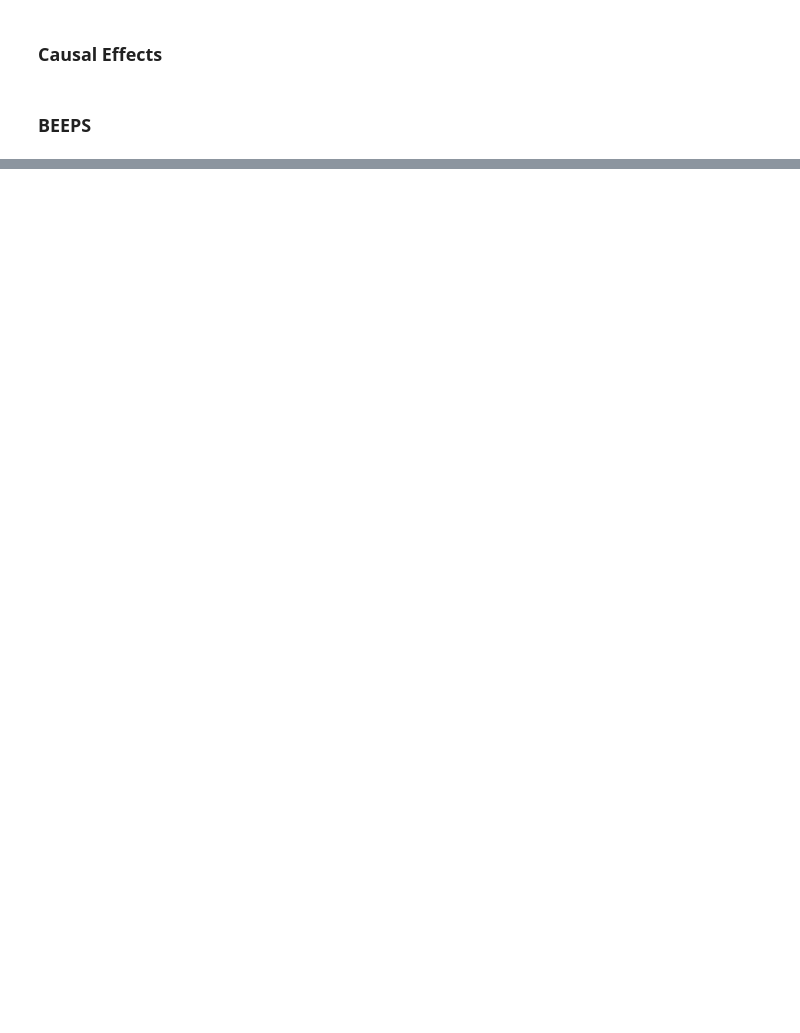
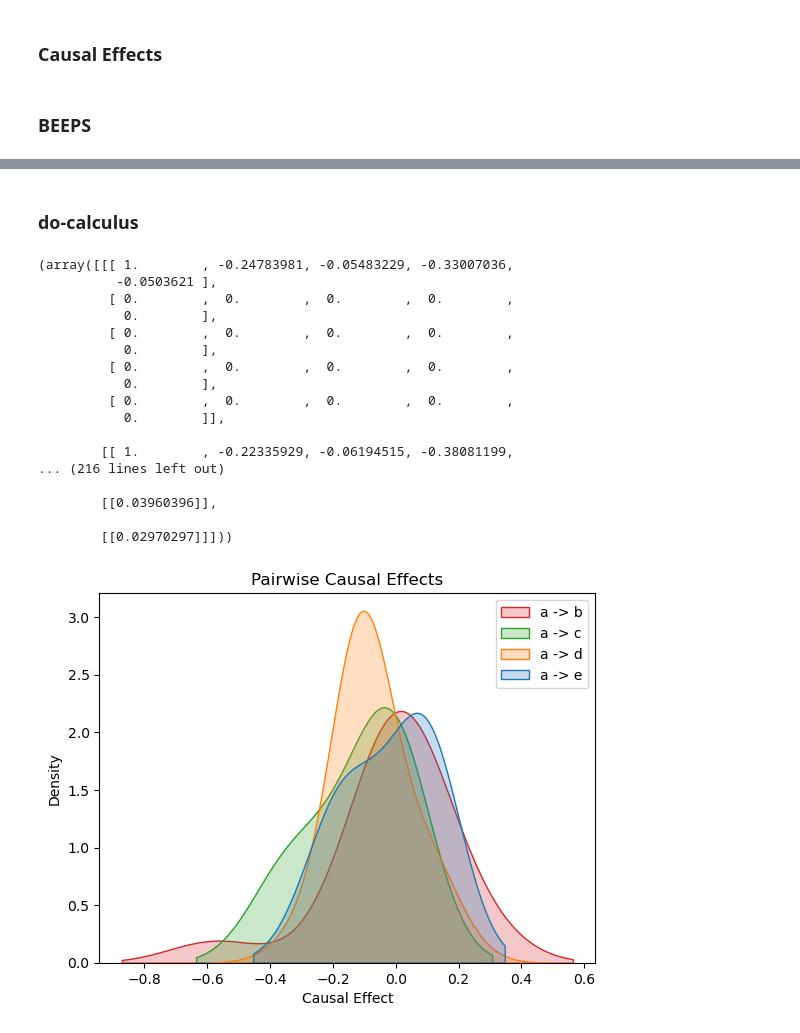
Before and after one commit to human-technology-institute/structure_learning, a Jupyter notebook: examples/causal_effects.ipynb, the cells around one changed output, grey strips where cells are left out. Drawn from its saved outputs; the diff is of its cells as text; code cells hidden in the pictures; blank space fills up the shorter version.

```diff
--- a/examples/causal_effects.ipynb
+++ b/examples/causal_effects.ipynb
@@ -54,0 +47,23 @@ beeps = ce.beeps(plot=True, edges=[('a','b'),('d','c'),('d', 'e')])
+# %% [markdown]
+### do-calculus
+# %%
+ce.simulate(intervention=['a'], do_value=1.0, multiply = False, plot=True)
+# %% [output]
+(array([[[ 1.        , -0.24783981, -0.05483229, -0.33007036,
+          -0.0503621 ],
+         [ 0.        ,  0.        ,  0.        ,  0.        ,
+           0.        ],
+         [ 0.        ,  0.        ,  0.        ,  0.        ,
+           0.        ],
+         [ 0.        ,  0.        ,  0.        ,  0.        ,
+           0.        ],
+         [ 0.        ,  0.        ,  0.        ,  0.        ,
+           0.        ]],
+
+        [[ 1.        , -0.22335929, -0.06194515, -0.38081199,
+... (216 lines left out)
+
+        [[0.03960396]],
+
+        [[0.02970297]]]))
+[figure, added]
```
Also changed, not shown: parts of 3 cells of this notebook, 2 other files.
